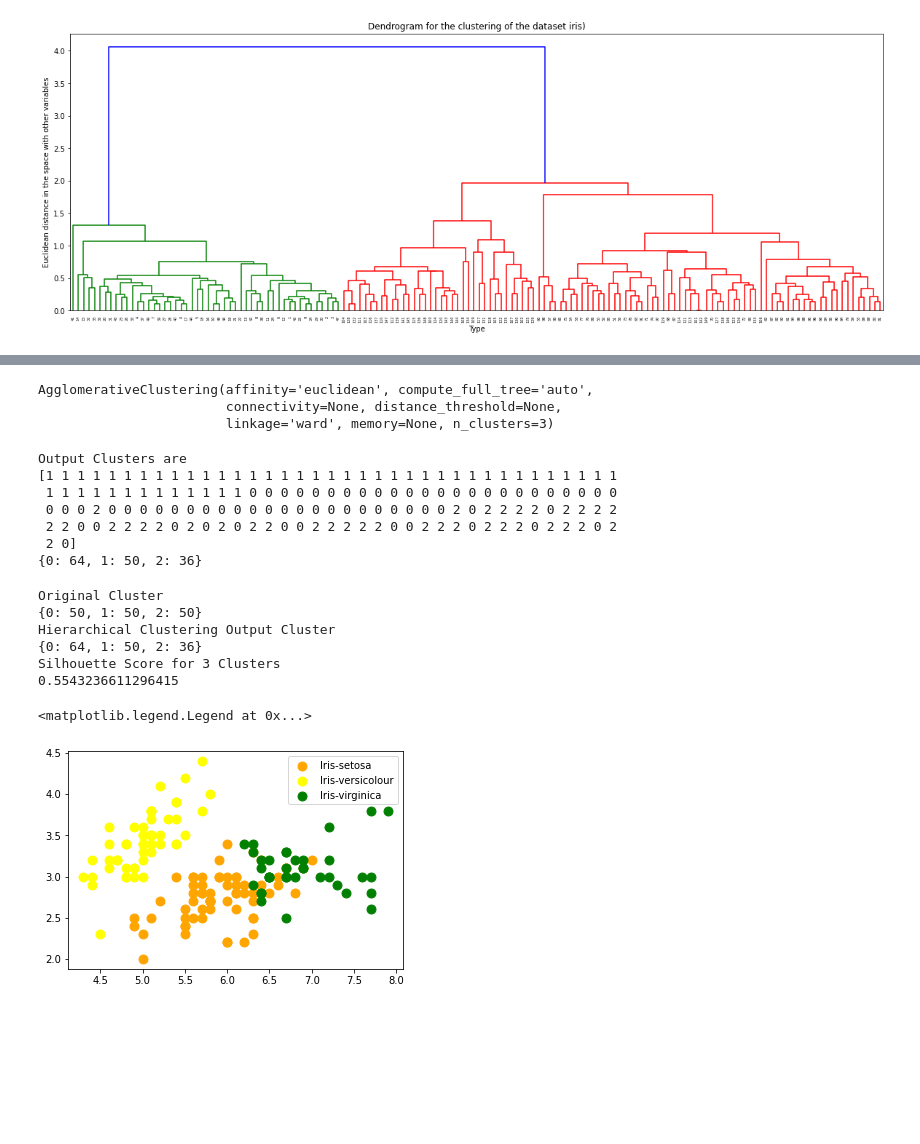
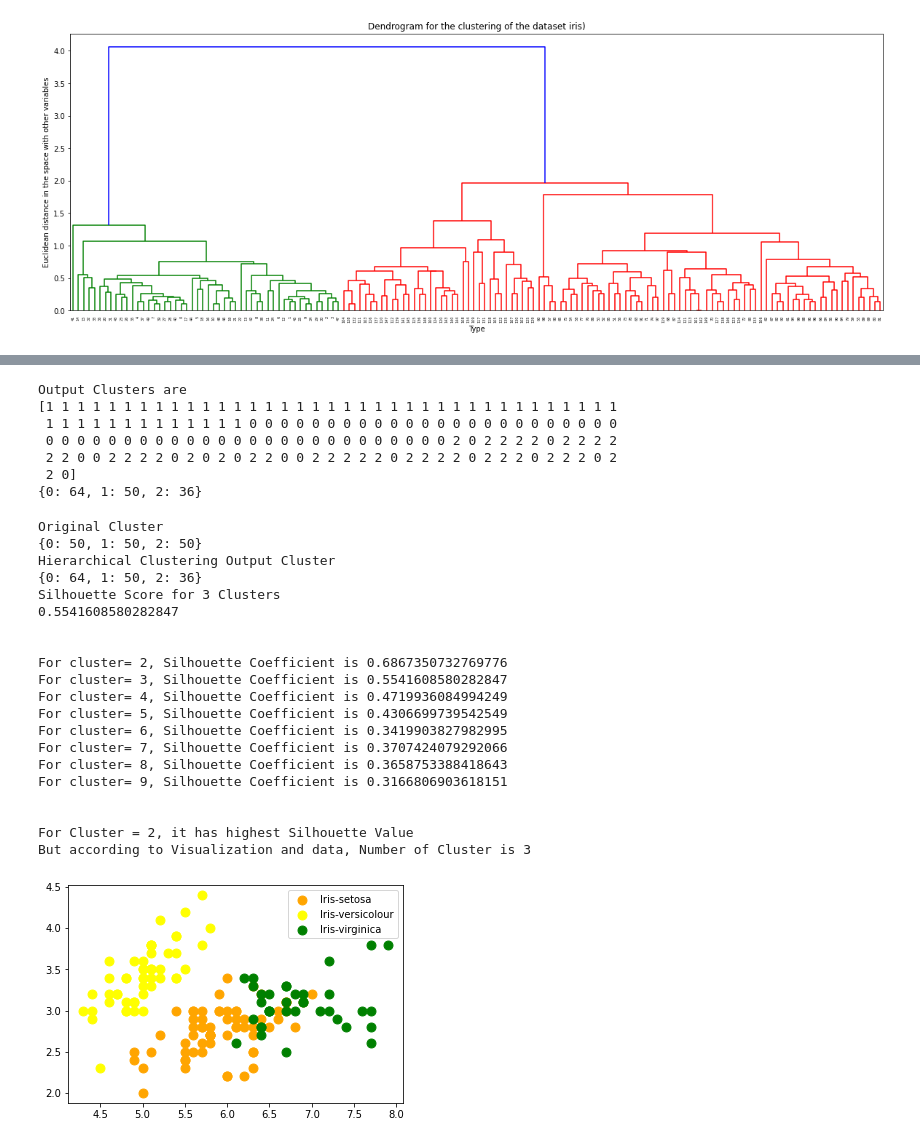
Before and after one commit to sandipanpaul21/Clustering-in-Python, a Jupyter notebook: 09_Hierarchical_Clustering.ipynb, the cells around one changed output, grey strips where cells are left out. Saved outputs shown, nothing was run; the diff lists cells and outputs as text; code cells hidden in the pictures; blank space fills up the shorter version.

```diff
--- a/09_Hierarchical_Clustering.ipynb
+++ b/09_Hierarchical_Clustering.ipynb
@@ -25,0 +62,13 @@ from sklearn.metrics import silhouette_score
+# %%
+# Lets take an small example
+x_axis = np.array([1,2,3,18,19,20])
+y_axis = np.array([1,2,3,18,19,20])
+
+data = pd.DataFrame({'x':x_axis, 'y':y_axis})
+
+plt.plot()
+plt.xlim([0,21])
+plt.ylim([0,21])
+plt.title('Dataset')
+plt.scatter(x_axis,y_axis)
+plt.show()
@@ -25,0 +179,11 @@ from sklearn.metrics import silhouette_score
+# %%
+# Silhouette Score
+data = pd.DataFrame({'x':x_axis, 'y':y_axis})
+for k in range(2,6):# Maximum range should be 6, as it contains only 6 data points
+  cluster_H = AgglomerativeClustering(n_clusters=k,linkage= 'average')
+  model_clt = cluster_H.fit(data)
+  label = model_clt.labels_
+  sil_coeff = silhouette_score(data,label,metric = 'euclidean')
+  print('For cluster= {}, Silhouette Coefficient is {}'.format(k,sil_coeff))
+print('\n')
+print('For Cluster = 2, it has highest Silhouette Value. So Number of Cluster = 2')
@@ -332,8 +505,15 @@ Text(0, 0.5, 'Euclidean distance in the space with other variables')
 # We analyse the above-created dendrogram
 # decide that we will be making 3 clusters for this dataset
 
-cluster_H = AgglomerativeClustering(n_clusters=3)
-cluster_H
+cluster_H = AgglomerativeClustering(n_clusters=3,linkage = 'average')
+
+# Fitting Model
+# After building Agglomerative clustering, we will fit our iris data set
+# Note that only the independent variables from the Iris dataset
+# are taken into account for the purpose of clustering
+
+model_clt = cluster_H.fit(iris_X_1)
+model_clt
 # %% [output]
 AgglomerativeClustering(affinity='euclidean', compute_full_tree='auto',
                         connectivity=None, distance_threshold=None,
@@ -341,15 +521,3 @@ AgglomerativeClustering(affinity='euclidean', compute_full_tree='auto',
-# %%
-# Fitting Model
-# After building Agglomerative clustering, we will fit our iris data set
-# Note that only the independent variables from the Iris dataset
-# are taken into account for the purpose of clustering
-
-model_clt = cluster_H.fit(iris_X_1)
-model_clt
-# %% [output]
-AgglomerativeClustering(affinity='euclidean', compute_full_tree='auto',
-                        connectivity=None, distance_threshold=None,
-                        linkage='ward', memory=None, n_clusters=3)
 # %%
 # Predicting Output Class
 
@@ -363,8 +531,8 @@ print(dict(zip(unique, counts)))
 Output Clusters are
 [1 1 1 1 1 1 1 1 1 1 1 1 1 1 1 1 1 1 1 1 1 1 1 1 1 1 1 1 1 1 1 1 1 1 1 1 1
  1 1 1 1 1 1 1 1 1 1 1 1 1 0 0 0 0 0 0 0 0 0 0 0 0 0 0 0 0 0 0 0 0 0 0 0 0
- 0 0 0 2 0 0 0 0 0 0 0 0 0 0 0 0 0 0 0 0 0 0 0 0 0 0 2 0 2 2 2 2 0 2 2 2 2
- 2 2 0 0 2 2 2 2 0 2 0 2 0 2 2 0 0 2 2 2 2 2 0 0 2 2 2 0 2 2 2 0 2 2 2 0 2
+ 0 0 0 0 0 0 0 0 0 0 0 0 0 0 0 0 0 0 0 0 0 0 0 0 0 0 2 0 2 2 2 2 0 2 2 2 2
+ 2 2 0 0 2 2 2 2 0 2 0 2 0 2 2 0 0 2 2 2 2 2 0 2 2 2 2 0 2 2 2 0 2 2 2 0 2
  2 0]
 {0: 64, 1: 50, 2: 36}
 # %%
@@ -380,33 +548,56 @@ print(dict(zip(unique, counts)))
 print('Silhouette Score for 3 Clusters')
 print(silhouette_score(iris_X,pred1))
 print('\n')
 
 # In the above output we got value labels: ‘0’, ‘1’  and ‘2’
 # For a better understanding, we can visualize these clusters.
 
 # We use the above-found class labels and visualise how the clusters have been formed.
 
 plt.scatter(iris_X[pred1 == 0, 0], iris_X[pred1 == 0, 1],
             s = 80, c = 'orange', label = 'Iris-setosa')
 plt.scatter(iris_X[pred1 == 1, 0], iris_X[pred1 == 1, 1],
             s = 80, c = 'yellow', label = 'Iris-versicolour')
 plt.scatter(iris_X[pred1 == 2, 0], iris_X[pred1 == 2, 1],
             s = 80, c = 'green', label = 'Iris-virginica')
 plt.legend()
 
 # Inference :
 # When compared to the original classes we find that the observations of the class label
 # "1" has been correctly formed into a separate well-defined cluster
 # however, for the other two classes, clusters are not as correct.
 # This is mainly because, in the original dataset, these two class labels were overlapping each other
 # which makes it difficult for the clustering algorithm as it works best for clear neat separate observations.
 # Still, the clusters have been formed, more or less correctly
+
+for k in range(2,10):
+  cluster_H = AgglomerativeClustering(n_clusters=k,linkage= 'average')
+  model_clt = cluster_H.fit(iris_X)
+  label = model_clt.labels_
+  sil_coeff = silhouette_score(iris_X,label,metric = 'euclidean')
+  print('For cluster= {}, Silhouette Coefficient is {}'.format(k,sil_coeff))
+print('\n')
+print('For Cluster = 2, it has highest Silhouette Value')
+print('But according to Visualization and data, Number of Cluster is 3')
 # %% [output]
 Original Cluster
 {0: 50, 1: 50, 2: 50}
 Hierarchical Clustering Output Cluster
 {0: 64, 1: 50, 2: 36}
 Silhouette Score for 3 Clusters
-0.5543236611296415
+0.5541608580282847
+
+
+For cluster= 2, Silhouette Coefficient is 0.6867350732769776
+For cluster= 3, Silhouette Coefficient is 0.5541608580282847
+For cluster= 4, Silhouette Coefficient is 0.4719936084994249
+For cluster= 5, Silhouette Coefficient is 0.4306699739542549
+For cluster= 6, Silhouette Coefficient is 0.3419903827982995
+For cluster= 7, Silhouette Coefficient is 0.3707424079292066
+For cluster= 8, Silhouette Coefficient is 0.3658753388418643
+For cluster= 9, Silhouette Coefficient is 0.3166806903618151
+
+
+For Cluster = 2, it has highest Silhouette Value
+But according to Visualization and data, Number of Cluster is 3
-<matplotlib.legend.Legend at 0x...>
-[figure, old version]
+[figure, new version]
```
Also changed, not shown: parts of 18 cells of this notebook.
